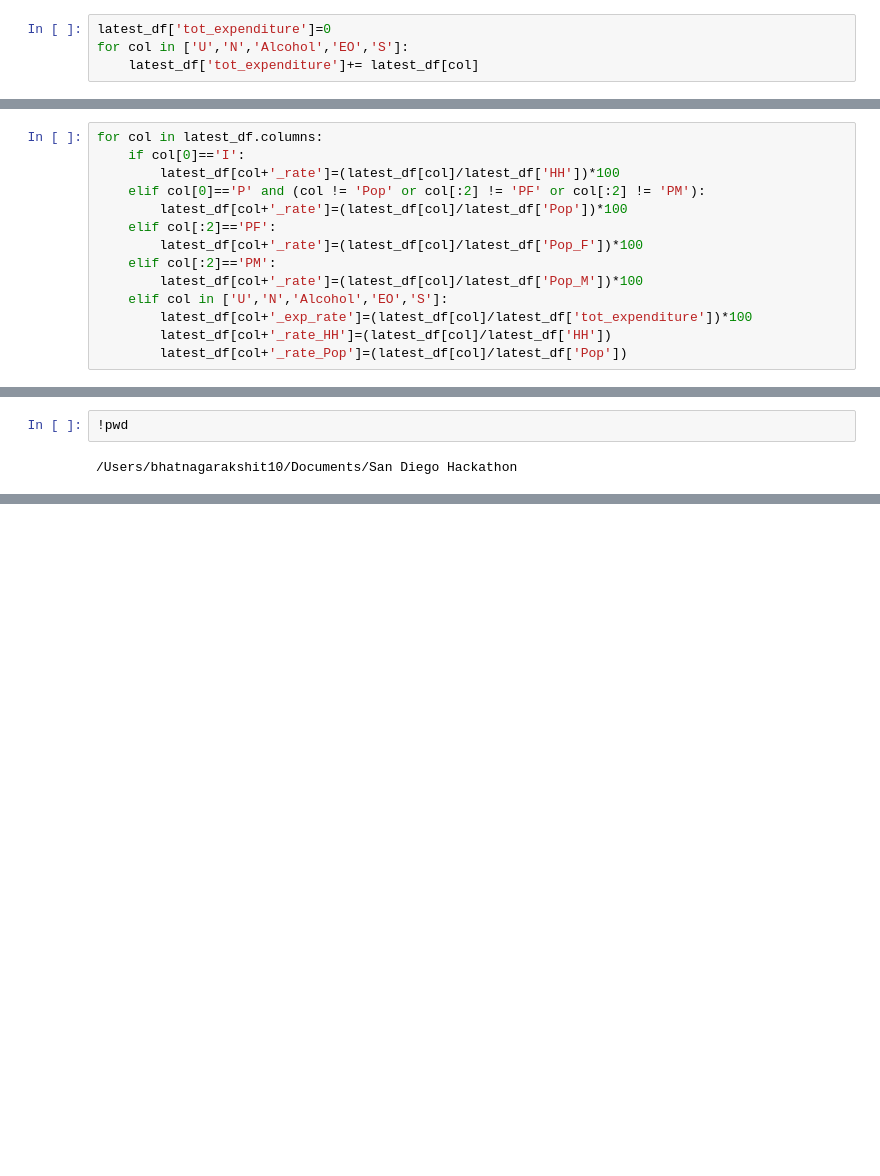
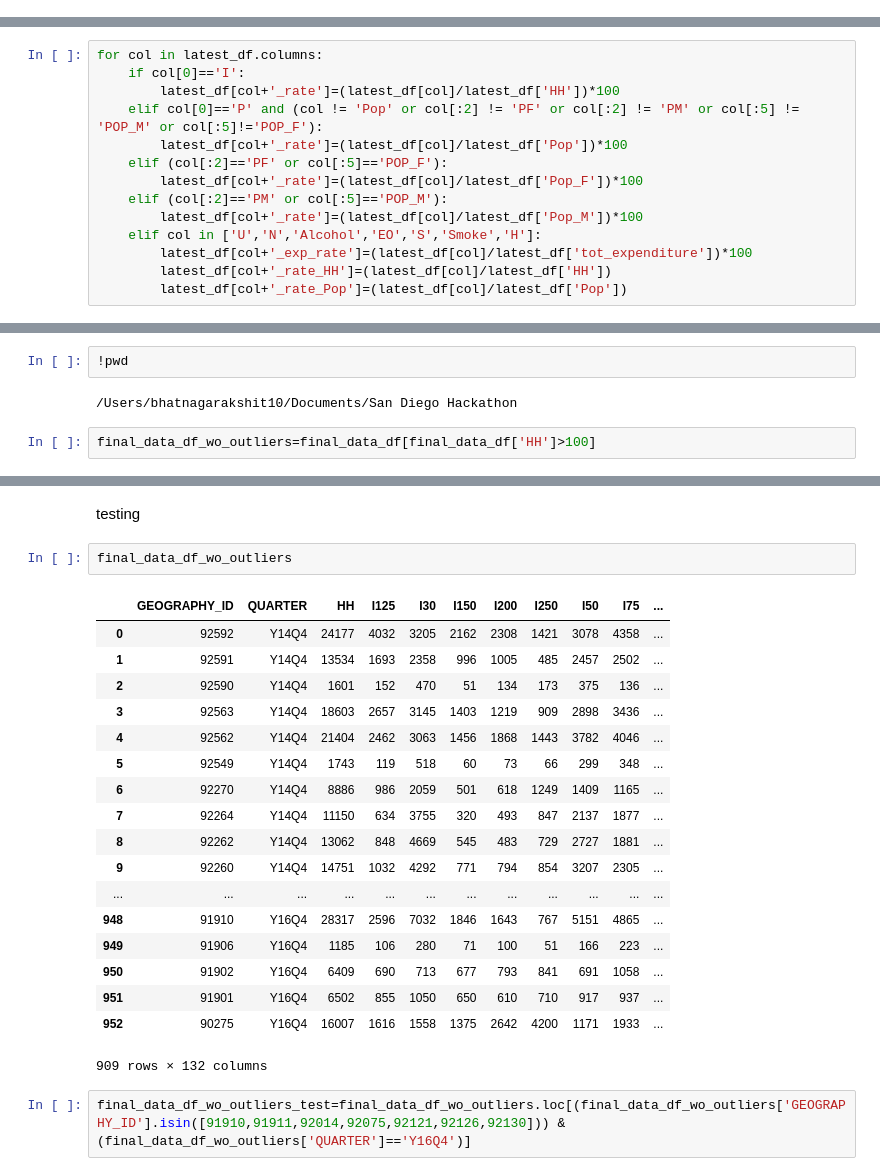
Before and after one commit to sandiegohearts/sandiegohearts.github.io, a Jupyter notebook: Data_Organizer.ipynb, the cells around one changed output, grey strips where cells are left out. Drawn from its saved outputs; the diff is of its cells as text; blank space fills up the shorter version.

```diff
--- a/Data_Organizer.ipynb
+++ b/Data_Organizer.ipynb
@@ -225,4 +301,0 @@ latest_df
-# %%
-latest_df['tot_expenditure']=0
-for col in ['U','N','Alcohol','EO','S']:
-    latest_df['tot_expenditure']+= latest_df[col]
@@ -252,13 +305,13 @@ latest_df
 for col in latest_df.columns:
     if col[0]=='I':
         latest_df[col+'_rate']=(latest_df[col]/latest_df['HH'])*100
-    elif col[0]=='P' and (col != 'Pop' or col[:2] != 'PF' or col[:2] != 'PM'):
+    elif col[0]=='P' and (col != 'Pop' or col[:2] != 'PF' or col[:2] != 'PM' or col[:5] != 'POP_M' or col[:5]!='POP_F'):
         latest_df[col+'_rate']=(latest_df[col]/latest_df['Pop'])*100
-    elif col[:2]=='PF':
+    elif (col[:2]=='PF' or col[:5]=='POP_F'):
         latest_df[col+'_rate']=(latest_df[col]/latest_df['Pop_F'])*100
-    elif col[:2]=='PM':
+    elif (col[:2]=='PM' or col[:5]=='POP_M'):
         latest_df[col+'_rate']=(latest_df[col]/latest_df['Pop_M'])*100
-    elif col in ['U','N','Alcohol','EO','S']:
+    elif col in ['U','N','Alcohol','EO','S','Smoke','H']:
         latest_df[col+'_exp_rate']=(latest_df[col]/latest_df['tot_expenditure'])*100
         latest_df[col+'_rate_HH']=(latest_df[col]/latest_df['HH'])
         latest_df[col+'_rate_Pop']=(latest_df[col]/latest_df['Pop'])
@@ -294,3 +331,5 @@ final_data_df.to_csv('exp_n_demo.csv')
 !pwd
 # %% [output]
 /Users/bhatnagarakshit10/Documents/San Diego Hackathon
+# %%
+final_data_df_wo_outliers=final_data_df[final_data_df['HH']>100]
@@ -296,0 +447,25 @@ final_data_df.to_csv('exp_n_demo.csv')
+# %% [markdown]
+testing
+# %%
+final_data_df_wo_outliers
+# %% [output]
+|  | GEOGRAPHY_ID | QUARTER | HH | I125 | I30 | I150 | I200 | I250 | I50 | I75 | ... |
+| 0 | 92592 | Y14Q4 | 24177 | 4032 | 3205 | 2162 | 2308 | 1421 | 3078 | 4358 | ... |
+| 1 | 92591 | Y14Q4 | 13534 | 1693 | 2358 | 996 | 1005 | 485 | 2457 | 2502 | ... |
+| 2 | 92590 | Y14Q4 | 1601 | 152 | 470 | 51 | 134 | 173 | 375 | 136 | ... |
+| 3 | 92563 | Y14Q4 | 18603 | 2657 | 3145 | 1403 | 1219 | 909 | 2898 | 3436 | ... |
+| 4 | 92562 | Y14Q4 | 21404 | 2462 | 3063 | 1456 | 1868 | 1443 | 3782 | 4046 | ... |
+| 5 | 92549 | Y14Q4 | 1743 | 119 | 518 | 60 | 73 | 66 | 299 | 348 | ... |
+| 6 | 92270 | Y14Q4 | 8886 | 986 | 2059 | 501 | 618 | 1249 | 1409 | 1165 | ... |
+| 7 | 92264 | Y14Q4 | 11150 | 634 | 3755 | 320 | 493 | 847 | 2137 | 1877 | ... |
+| 8 | 92262 | Y14Q4 | 13062 | 848 | 4669 | 545 | 483 | 729 | 2727 | 1881 | ... |
+| 9 | 92260 | Y14Q4 | 14751 | 1032 | 4292 | 771 | 794 | 854 | 3207 | 2305 | ... |
+| ... | ... | ... | ... | ... | ... | ... | ... | ... | ... | ... | ... |
+| 948 | 91910 | Y16Q4 | 28317 | 2596 | 7032 | 1846 | 1643 | 767 | 5151 | 4865 | ... |
+| 949 | 91906 | Y16Q4 | 1185 | 106 | 280 | 71 | 100 | 51 | 166 | 223 | ... |
+| 950 | 91902 | Y16Q4 | 6409 | 690 | 713 | 677 | 793 | 841 | 691 | 1058 | ... |
+| 951 | 91901 | Y16Q4 | 6502 | 855 | 1050 | 650 | 610 | 710 | 917 | 937 | ... |
+| 952 | 90275 | Y16Q4 | 16007 | 1616 | 1558 | 1375 | 2642 | 4200 | 1171 | 1933 | ... |
+909 rows × 132 columns
+# %%
+final_data_df_wo_outliers_test=final_data_df_wo_outliers.loc[(final_data_df_wo_outliers['GEOGRAPHY_ID'].isin([91910,91911,92014,92075,92121,92126,92130])) & (final_data_df_wo_outliers['QUARTER']=='Y16Q4')]
```
Also changed, not shown: parts of 72 cells of this notebook, 3 other files.
